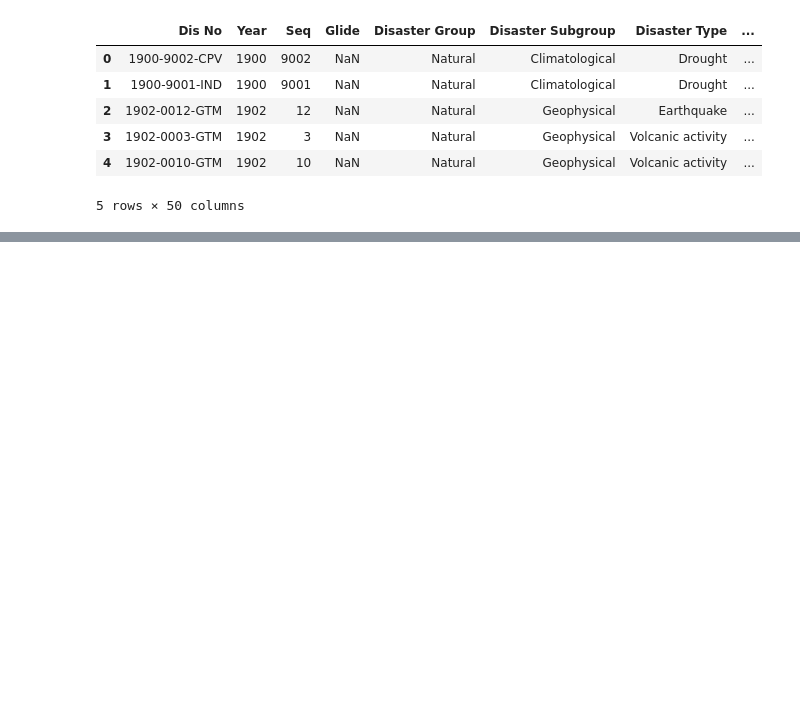
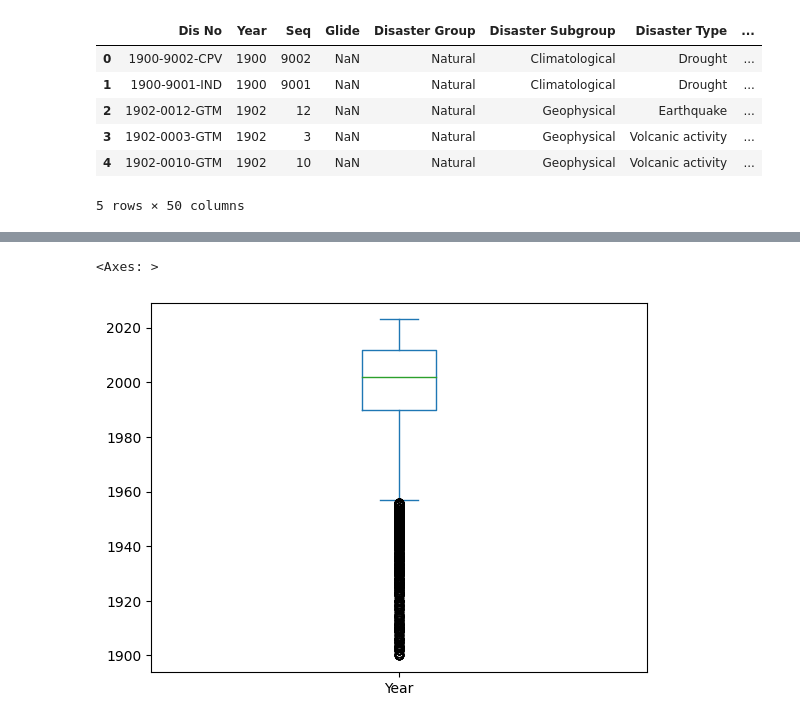
Before and after one commit to AleDataAnalyst/grupo2_desastresnaturales, a Jupyter notebook: Notebooks/00ExplorarDatos/00Ale_ExplorarDatos.ipynb, the cells around one changed output, grey strips where cells are left out. Saved outputs shown, nothing was run; the diff lists cells and outputs as text; code cells hidden in the pictures; blank space fills up the shorter version.

```diff
--- a/Notebooks/00ExplorarDatos/00Ale_ExplorarDatos.ipynb
+++ b/Notebooks/00ExplorarDatos/00Ale_ExplorarDatos.ipynb
@@ -21,0 +233,5 @@ df.head()
+# %%
+df['Year'].plot(kind='box')
+# %% [output]
+<Axes: >
+[figure, added]
```
Also changed, not shown: parts of 21 cells of this notebook.
